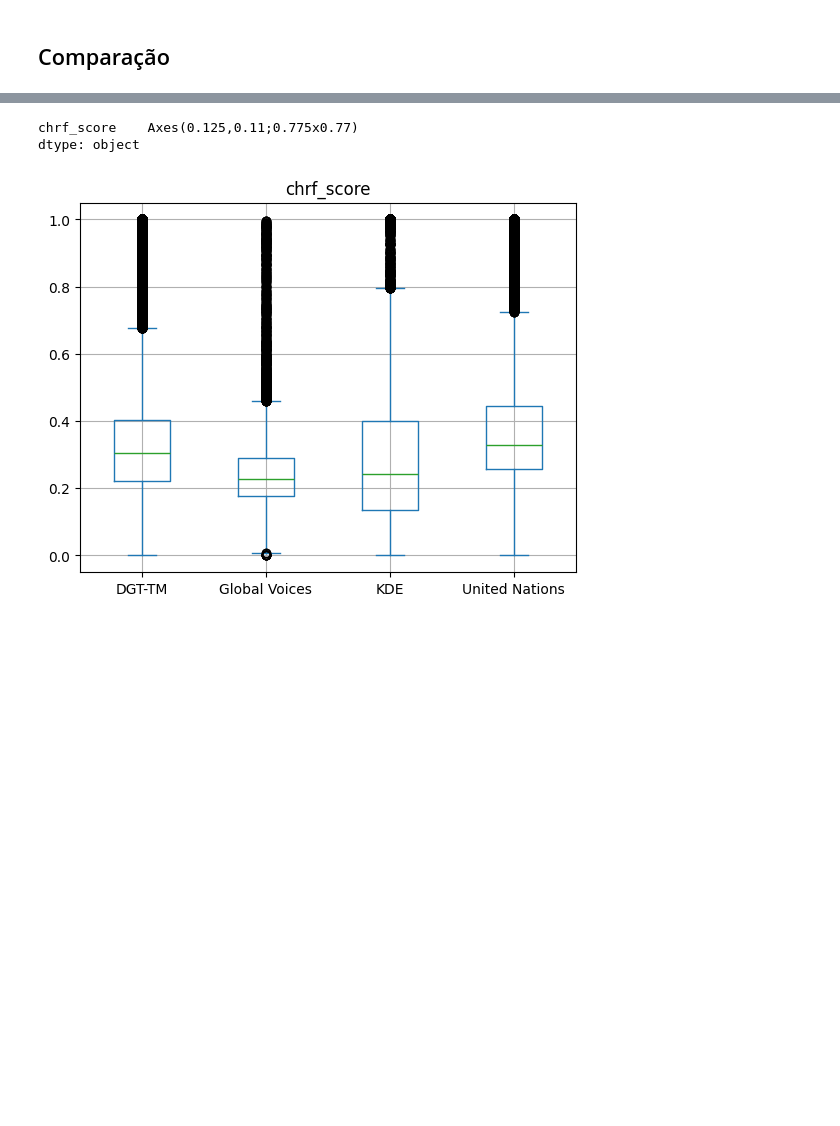
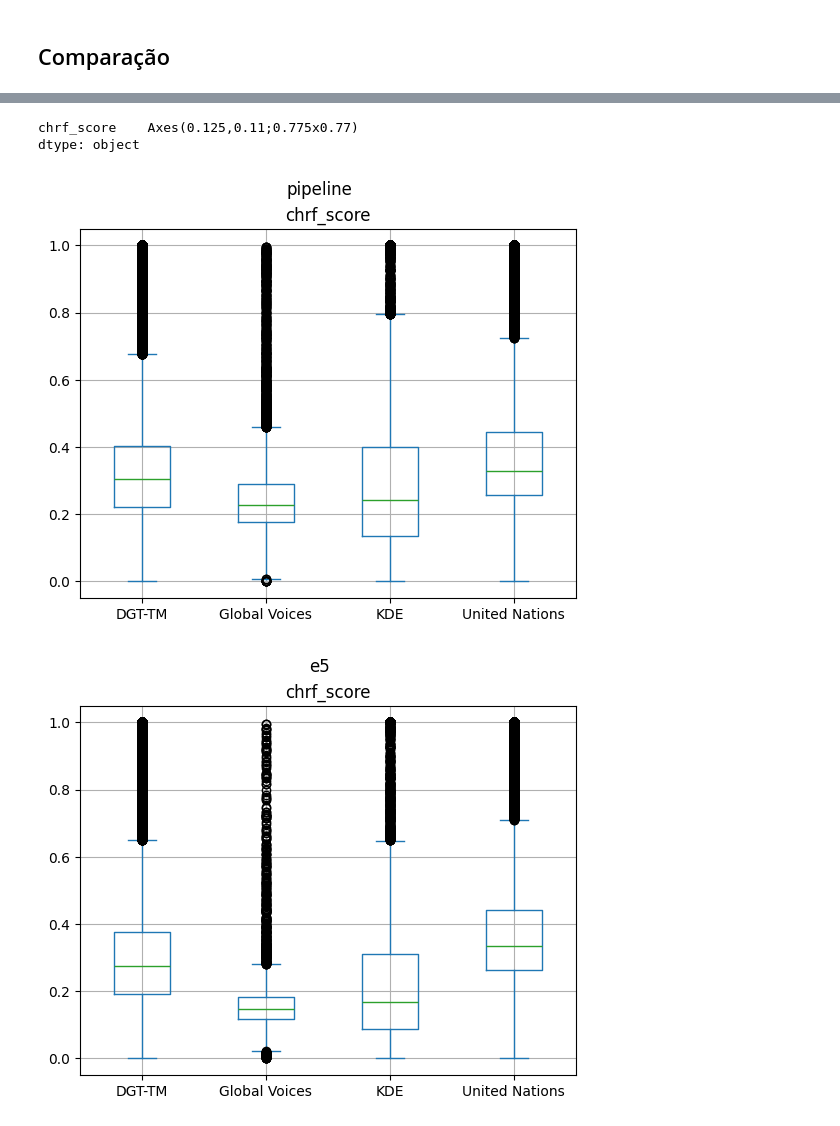
Before and after one commit to tta13/translation-search, a Jupyter notebook: src/result_analysis.ipynb, the cells around one changed output, grey strips where cells are left out. Drawn from its saved outputs; the diff is of its cells as text; code cells hidden in the pictures; blank space fills up the shorter version.

```diff
--- a/src/result_analysis.ipynb
+++ b/src/result_analysis.ipynb
@@ -298,0 +512,4 @@ df_results.shape
+# %%
+df = pd.read_csv(f'{BASE_PATH}/united_nation_en_fr_result_e5_scored.csv', sep='\t')
+print(df.shape)
+df.head()
@@ -298,0 +537,3 @@ df_results.shape
+# %%
+df = treat_data(df)
+df.shape
@@ -298,0 +571,5 @@ df_results.shape
+# %%
+df['dataset'] = 'United Nations'
+# %%
+df_results_e5 = pd.concat([df_results_e5, df[cols]])
+df_results_e5.shape
@@ -310,7 +594,9 @@ Name: count, dtype: int64
 # %%
-df_results.plot.box(column='chrf_score', by='dataset', grid=True)
+df_results.plot.box(column='chrf_score', by='dataset', grid=True, title='pipeline')
+df_results_e5.plot.box(column='chrf_score', by='dataset', grid=True, title='e5')
 # %% [output]
 chrf_score    Axes(0.125,0.11;0.775x0.77)
 dtype: object
-[figure, old version]
+[figure, new version]
+[figure, added]
 # %%
```
Also changed, not shown: parts of 62 cells of this notebook.
